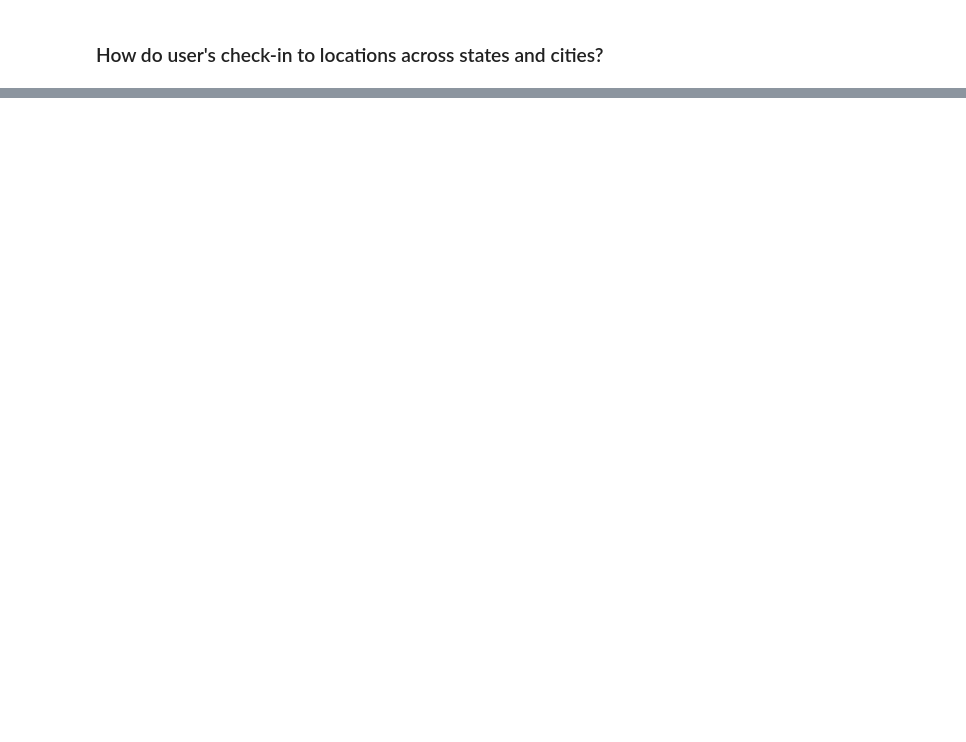
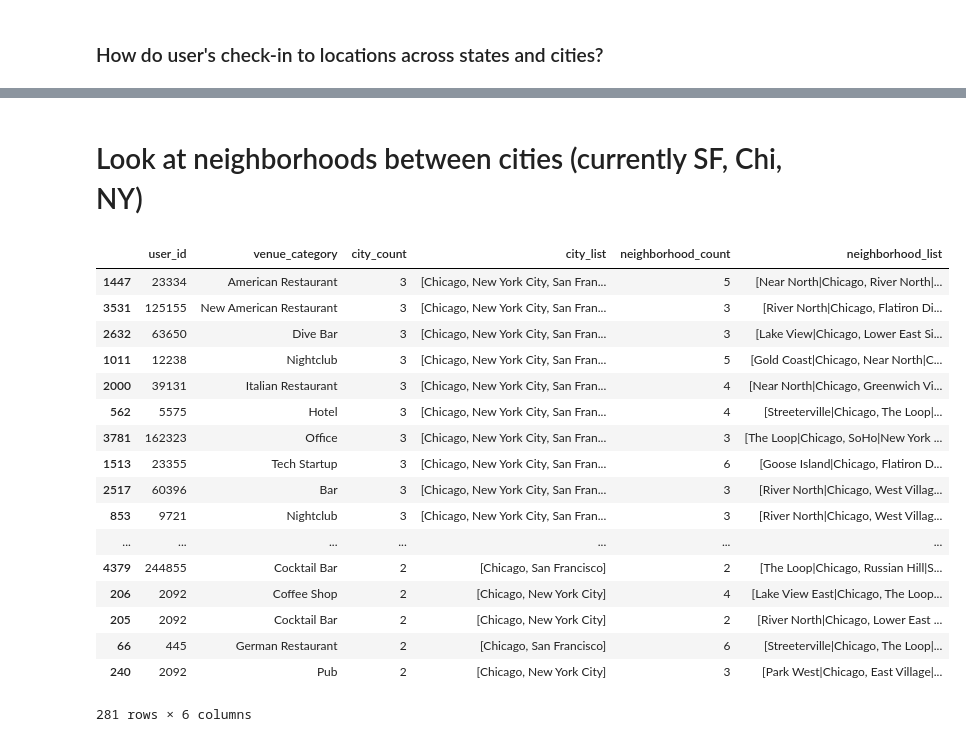
Before and after one commit to gotjennie/foursquaredataproject, a Jupyter notebook: foursquare-exploration-kapil.ipynb, the cells around one changed output, grey strips where cells are left out. Drawn from its saved outputs; the diff is of its cells as text; code cells hidden in the pictures; blank space fills up the shorter version.

```diff
--- a/foursquare-exploration-kapil.ipynb
+++ b/foursquare-exploration-kapil.ipynb
@@ -324,0 +426,10 @@ Name: unique_location_count, dtype: float64
+# %% [markdown]
+# Look at neighborhoods between cities (currently SF, Chi, NY)
+# %%
+# read in processed data from Jennie
+chi = pd.read_csv('./processed_data/chi.csv', index_col=0)
+nyc = pd.read_csv('./processed_data/nyc.csv', index_col=0)
+sf = pd.read_csv('./processed_data/sf.csv', index_col=0)
+
+neighborhood_df = pd.concat([chi, nyc, sf], axis=0)
+neighborhood_df = neighborhood_df[neighborhood_df['neighborhood'].notnull()]
@@ -324,0 +446,21 @@ Name: unique_location_count, dtype: float64
+# %%
+neighborhood_list_byuser
+# %% [output]
+|  | user_id | venue_category | city_count | city_list | neighborhood_count | neighborhood_list |
+| 1447 | 23334 | American Restaurant | 3 | [Chicago, New York City, San Fran... | 5 | [Near North|Chicago, River North|... |
+| 3531 | 125155 | New American Restaurant | 3 | [Chicago, New York City, San Fran... | 3 | [River North|Chicago, Flatiron Di... |
+| 2632 | 63650 | Dive Bar | 3 | [Chicago, New York City, San Fran... | 3 | [Lake View|Chicago, Lower East Si... |
+| 1011 | 12238 | Nightclub | 3 | [Chicago, New York City, San Fran... | 5 | [Gold Coast|Chicago, Near North|C... |
+| 2000 | 39131 | Italian Restaurant | 3 | [Chicago, New York City, San Fran... | 4 | [Near North|Chicago, Greenwich Vi... |
+| 562 | 5575 | Hotel | 3 | [Chicago, New York City, San Fran... | 4 | [Streeterville|Chicago, The Loop|... |
+| 3781 | 162323 | Office | 3 | [Chicago, New York City, San Fran... | 3 | [The Loop|Chicago, SoHo|New York ... |
+| 1513 | 23355 | Tech Startup | 3 | [Chicago, New York City, San Fran... | 6 | [Goose Island|Chicago, Flatiron D... |
+| 2517 | 60396 | Bar | 3 | [Chicago, New York City, San Fran... | 3 | [River North|Chicago, West Villag... |
+| 853 | 9721 | Nightclub | 3 | [Chicago, New York City, San Fran... | 3 | [River North|Chicago, West Villag... |
+| ... | ... | ... | ... | ... | ... | ... |
+| 4379 | 244855 | Cocktail Bar | 2 | [Chicago, San Francisco] | 2 | [The Loop|Chicago, Russian Hill|S... |
+| 206 | 2092 | Coffee Shop | 2 | [Chicago, New York City] | 4 | [Lake View East|Chicago, The Loop... |
+| 205 | 2092 | Cocktail Bar | 2 | [Chicago, New York City] | 2 | [River North|Chicago, Lower East ... |
+| 66 | 445 | German Restaurant | 2 | [Chicago, San Francisco] | 6 | [Streeterville|Chicago, The Loop|... |
+| 240 | 2092 | Pub | 2 | [Chicago, New York City] | 3 | [Park West|Chicago, East Village|... |
+281 rows × 6 columns
```
Also changed, not shown: parts of 33 cells of this notebook.
